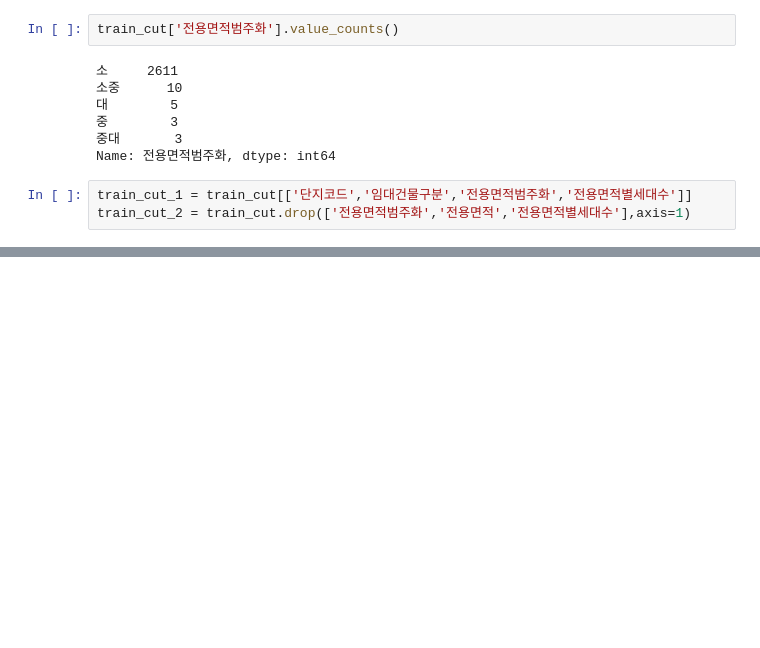
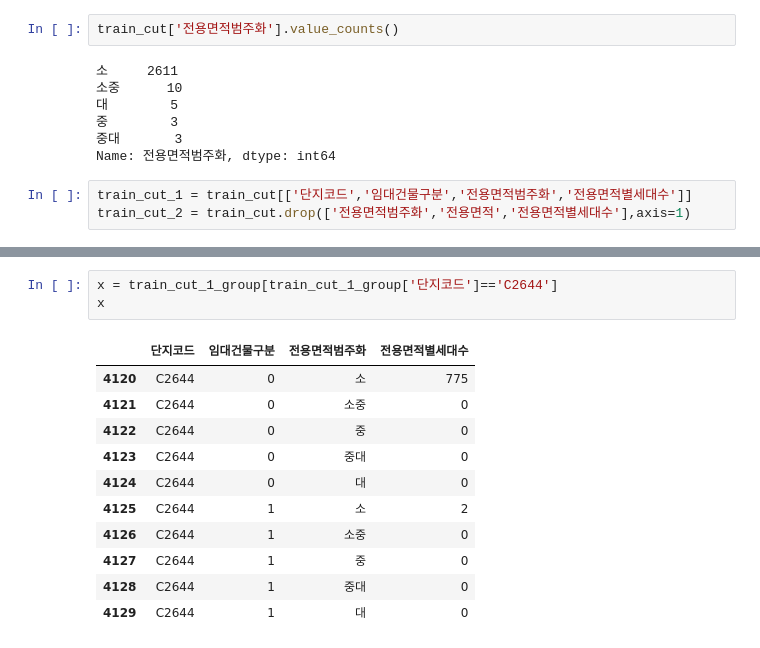
Before and after one commit to kkkkyoung/parking_project, a Jupyter notebook: 주차수요 예측.ipynb, the cells around one changed output, grey strips where cells are left out. Cells and saved outputs as stored; diff of their text form; blank space fills up the shorter version.

```diff
--- a/주차수요 예측.ipynb
+++ b/주차수요 예측.ipynb
@@ -1696,0 +1676,15 @@ train_cut_1_group
+# %%
+x = train_cut_1_group[train_cut_1_group['단지코드']=='C2644']
+x
+# %% [output]
+|  | 단지코드 | 임대건물구분 | 전용면적범주화 | 전용면적별세대수 |
+| 4120 | C2644 | 0 | 소 | 775 |
+| 4121 | C2644 | 0 | 소중 | 0 |
+| 4122 | C2644 | 0 | 중 | 0 |
+| 4123 | C2644 | 0 | 중대 | 0 |
+| 4124 | C2644 | 0 | 대 | 0 |
+| 4125 | C2644 | 1 | 소 | 2 |
+| 4126 | C2644 | 1 | 소중 | 0 |
+| 4127 | C2644 | 1 | 중 | 0 |
+| 4128 | C2644 | 1 | 중대 | 0 |
+| 4129 | C2644 | 1 | 대 | 0 |
```
Also changed, not shown: parts of 56 cells of this notebook.
